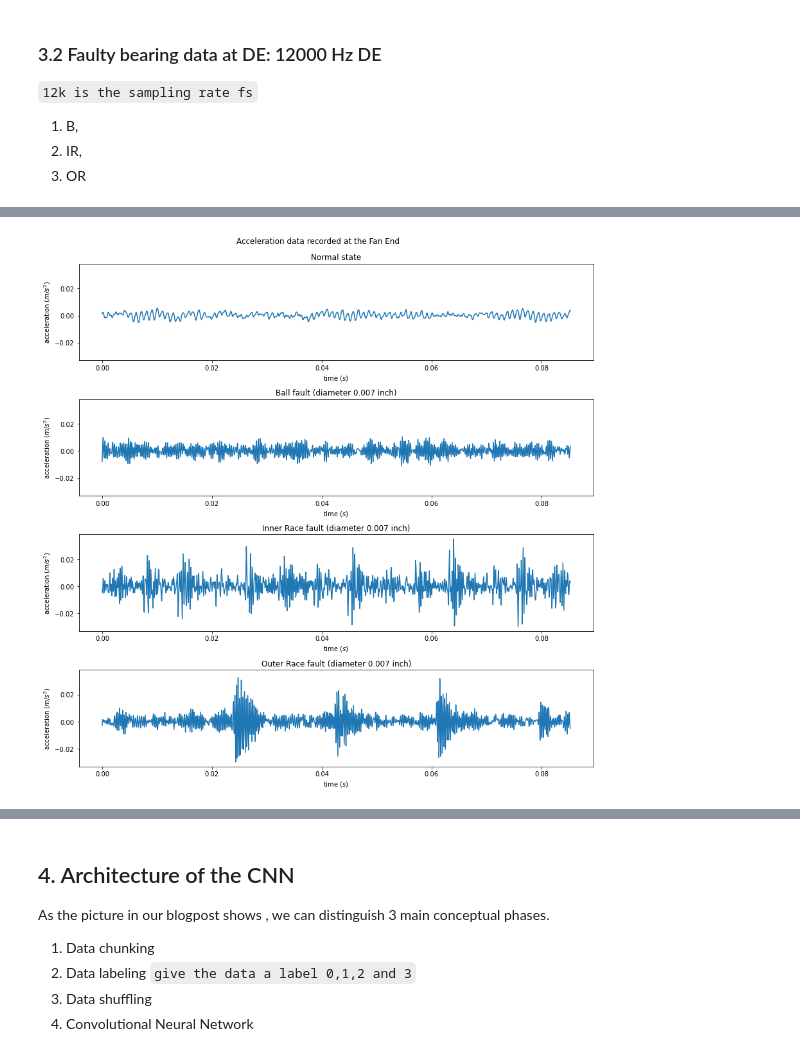
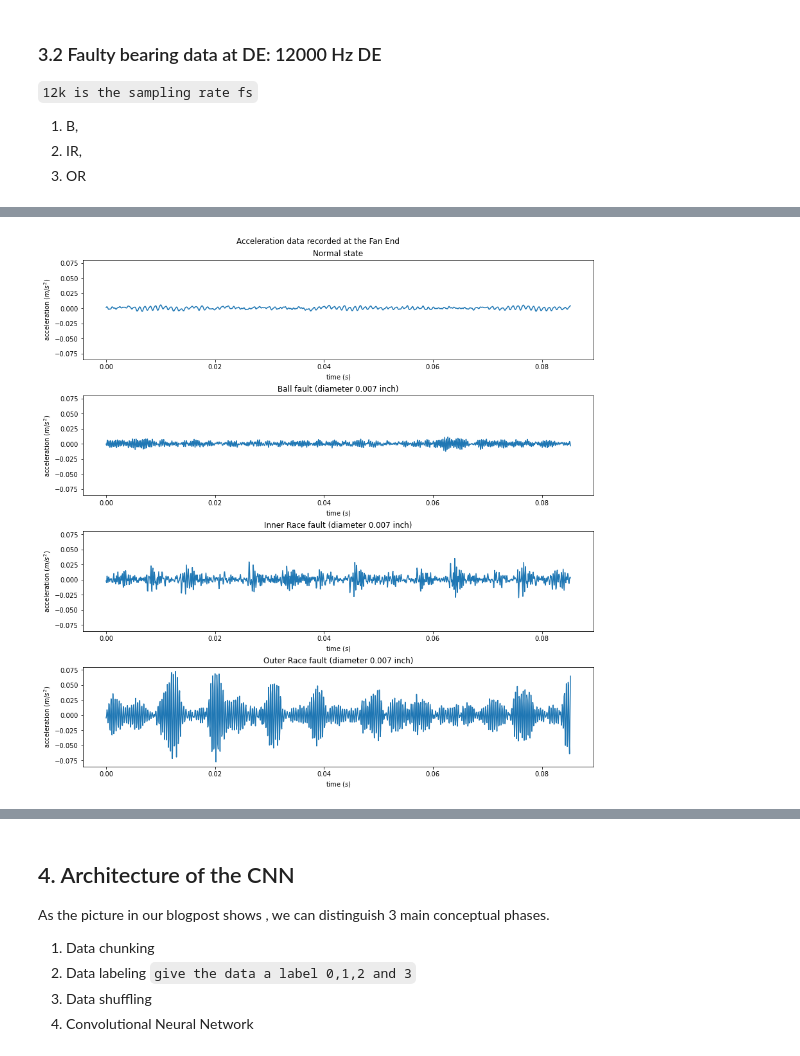
Before and after one commit to Abdulhamid97Mousa/1D_CNN_VibrationSignal_BearingFaultDiagnosis, a Jupyter notebook: 1D_CNN_Model_For_Bearings_Fault_Diagnosis.ipynb, the cells around one changed output, grey strips where cells are left out. Drawn from its saved outputs; the diff is of its cells as text; code cells hidden in the pictures.

```diff
--- a/1D_CNN_Model_For_Bearings_Fault_Diagnosis.ipynb
+++ b/1D_CNN_Model_For_Bearings_Fault_Diagnosis.ipynb
@@ -73,11 +73,12 @@ print(filename)
 /content
 /content/repo.zip
 # %%
-filename = os.path.join(os.getcwd(), 'repo.zip')
-url = 'https://github.com/Abdulhamid97Mousa/CWRU-DATASET/archive/refs/heads/main.zip'
+url = 'https://github.com/Abdulhamid97Mousa/CWRU_DATASETS_ABCD/archive/refs/heads/main.zip'
 
 r = requests.get(url)
+
 print(filename)
+
 with open(filename, 'wb') as f:
     f.write(r.content)
 
@@ -162,13 +165,15 @@ CWRU DE
 # %%
 #12k Normal Signal for DE
-file_path_1 = '/content/CWRU-dataset-1-main/Normal'
+file_path_1 = '/content/CWRU_DATASETS_ABCD-main/Dataset_A_1797/Normal'
+
 onlyfiles_1 = [f for f in listdir(file_path_1) if isfile(join(file_path_1, f))]
 
 print(onlyfiles_1)
 print(type(onlyfiles_1))
 print(len(onlyfiles_1))
 
-G_data_N_DE = Read_MAT_files_from_folders(file_path_1, onlyfiles_1, "DE")
-display(G_data_N_DE.shape)
-print(type(G_data_N_DE))
+G_data_N_DE_DATASET_A = Read_MAT_files_from_folders(file_path_1, onlyfiles_1, "DE")
+
+print(G_data_N_DE_DATASET_A.shape)
+print(type(G_data_N_DE_DATASET_A))
 # %% [output]
@@ -291,30 +331,45 @@ G_data_OR_DE (3418357,)
+# %%
+G_data_B_007_DE_DATASET_A = G_data_B_007_DE
+G_data_B_014_DE_DATASET_A = G_data_B_014_DE
+G_data_B_021_DE_DATASET_A = G_data_B_021_DE
+G_data_B_DE_DATASET_A = G_data_B_DE
+G_data_IR_007_DE_DATASET_A = G_data_IR_007_DE
+G_data_IR_014_DE_DATASET_A = G_data_IR_014_DE
+G_data_IR_021_DE_DATASET_A = G_data_IR_021_DE
+G_data_IR_DE_DATASET_A = G_data_IR_DE
+G_data_OR_007_DE_DATASET_A = G_data_OR_007_DE
+G_data_OR_014_DE_DATASET_A = G_data_OR_014_DE
+G_data_OR_021_DE_DATASET_A = G_data_OR_021_DE
+G_data_OR_DE_DATASET_A = G_data_OR_DE
+G_data_N_DE_DATASET_A =  G_data_N_DE_DATASET_A
+G_data_faulty_DATASET_A = G_data_faulty_DE
 # %%
 %matplotlib inline
 import matplotlib.pyplot as plt
 
 range_of_samples = np.arange(0,1024)
 fs = 12000
 
 # plotting
 fig, axs = plt.subplots(4, 1, sharey=True, figsize=(12, 12), constrained_layout=True)
 fig.suptitle('Acceleration data recorded at the Fan End')
 
-axs[0].plot(range_of_samples/fs, G_data_N_DE[range_of_samples])
+axs[0].plot(range_of_samples/fs, G_data_N_DE_DATASET_A[range_of_samples])
 axs[0].set_title('Normal state')
 
-axs[1].plot(range_of_samples/fs, G_data_B_007_DE[range_of_samples])
+axs[1].plot(range_of_samples/fs, G_data_B_007_DE_DATASET_A[range_of_samples])
 axs[1].set_title('Ball fault (diameter 0.007 inch)')
 
-axs[2].plot(range_of_samples/fs, G_data_IR_007_DE[range_of_samples])
+axs[2].plot(range_of_samples/fs, G_data_IR_007_DE_DATASET_A[range_of_samples])
 axs[2].set_title('Inner Race fault (diameter 0.007 inch)')
 
-axs[3].plot(range_of_samples/fs, G_data_OR_007_DE[range_of_samples])
+axs[3].plot(range_of_samples/fs, G_data_OR_007_DE_DATASET_A[range_of_samples])
 axs[3].set_title('Outer Race fault (diameter 0.007 inch)')
 
 for ax in axs.flat:
     ax.set(xlabel='time $(s)$', ylabel='acceleration $(m/s^2)$')
 # %% [output]
-[figure, old version]
+[figure, new version]
 # %%
 %matplotlib inline
 import matplotlib.pyplot as plt
```
Also changed, not shown: parts of 22 cells of this notebook.
